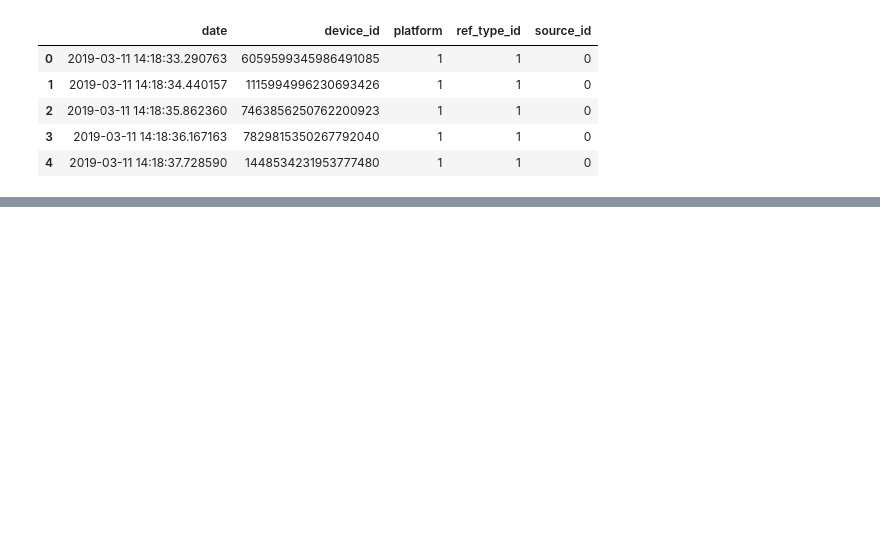
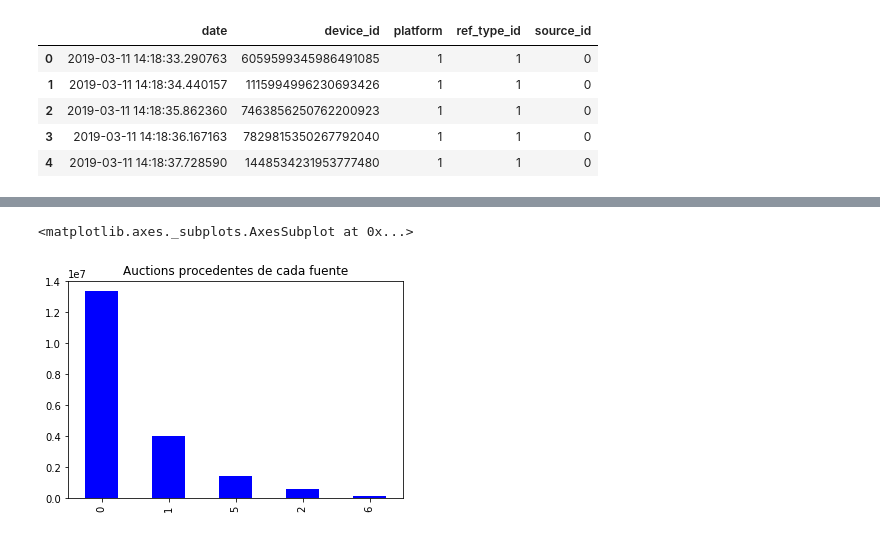
Before and after one commit to PBrrtrn/7506-organizacion-de-datos-TP1-1C2019, a Jupyter notebook: Exploracion_Pablo/analisis_ref_types.ipynb, the cells around one changed output, grey strips where cells are left out. Cells and saved outputs as stored; diff of their text form; code cells hidden in the pictures; blank space fills up the shorter version.

```diff
--- a/Exploracion_Pablo/analisis_ref_types.ipynb
+++ b/Exploracion_Pablo/analisis_ref_types.ipynb
@@ -29,2 +35,8 @@ auctions_source_id_vc.plot.bar(color='grey')
+# %%
+auctions_source_id_vc.plot.bar(x='Fuente',y='Cantidad de auctions',
+                               color='blue', title = 'Auctions procedentes de cada fuente')
+# %% [output]
+<matplotlib.axes._subplots.AxesSubplot at 0x...>
+[figure, added]
 # %%
 auctions_ref_id_vc = auctions['ref_type_id'].value_counts()
```
Also changed, not shown: parts of 6 cells of this notebook, 1 other file.
